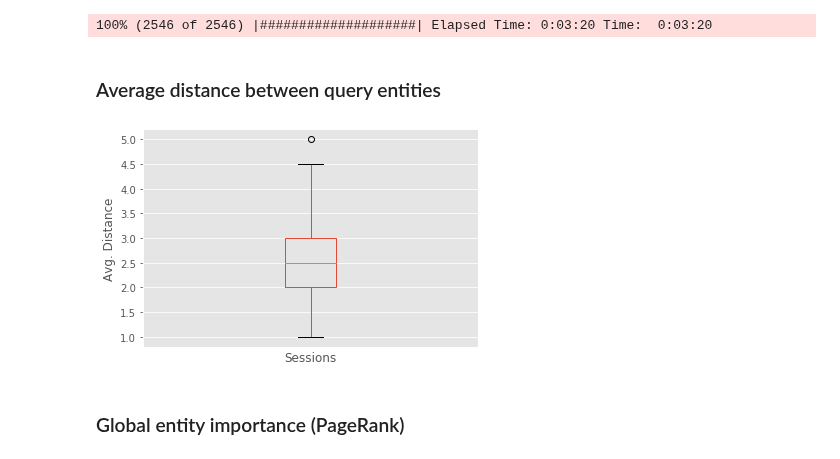
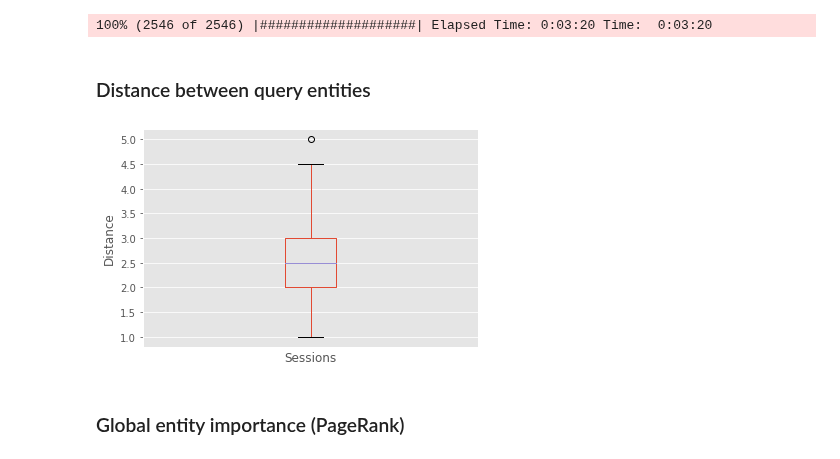
Before and after one commit to feup-infolab/army-ant, a Jupyter notebook: notebooks/query_log_analysis/query_log_analysis.ipynb, the cells around one changed output. Saved outputs shown, nothing was run; the diff lists cells and outputs as text; code cells hidden in the pictures.

```diff
--- a/notebooks/query_log_analysis/query_log_analysis.ipynb
+++ b/notebooks/query_log_analysis/query_log_analysis.ipynb
@@ -1344,33 +1359,33 @@ for session_id in progressbar.progressbar(qlog['session_id'].unique()):
 # %% [output]
 100% (2546 of 2546) |####################| Elapsed Time: 0:03:20 Time:  0:03:20
 # %% [markdown]
-### Average distance between query entities
+### Distance between query entities
 # %%
 s_avg_dists = []
 for session_id, sg in eg.items():
     s_dists = sg.shortest_paths(source=sg.vs.select(is_source=True), target=sg.vs.select(is_source=True))
     s_dists = list(filter(lambda x: x > 0, flatten(s_dists)))
 
     if len(s_dists) < 1 or np.inf in s_dists:
         continue
 
     s_avg_dist = np.mean(s_dists)
     s_avg_dists.append(s_avg_dist)
 
 s_avg_dists = pd.DataFrame(s_avg_dists, columns=['avg_dist'])
 
 plt.rc('figure', figsize=[6, 4])
 
 s_avg_dists \
     .boxplot()
 
 plt.xticks([])
 plt.xlabel("Sessions")
-plt.ylabel("Avg. Distance")
+plt.ylabel("Distance")
 
 plt.rc('figure', figsize=DEFAULT_FIGSIZE)
 # %% [output]
-[figure, old version]
+[figure, new version]
 # %% [markdown]
 ### Global entity importance (PageRank)
 # %%
```
Also changed, not shown: parts of 2 cells of this notebook.
